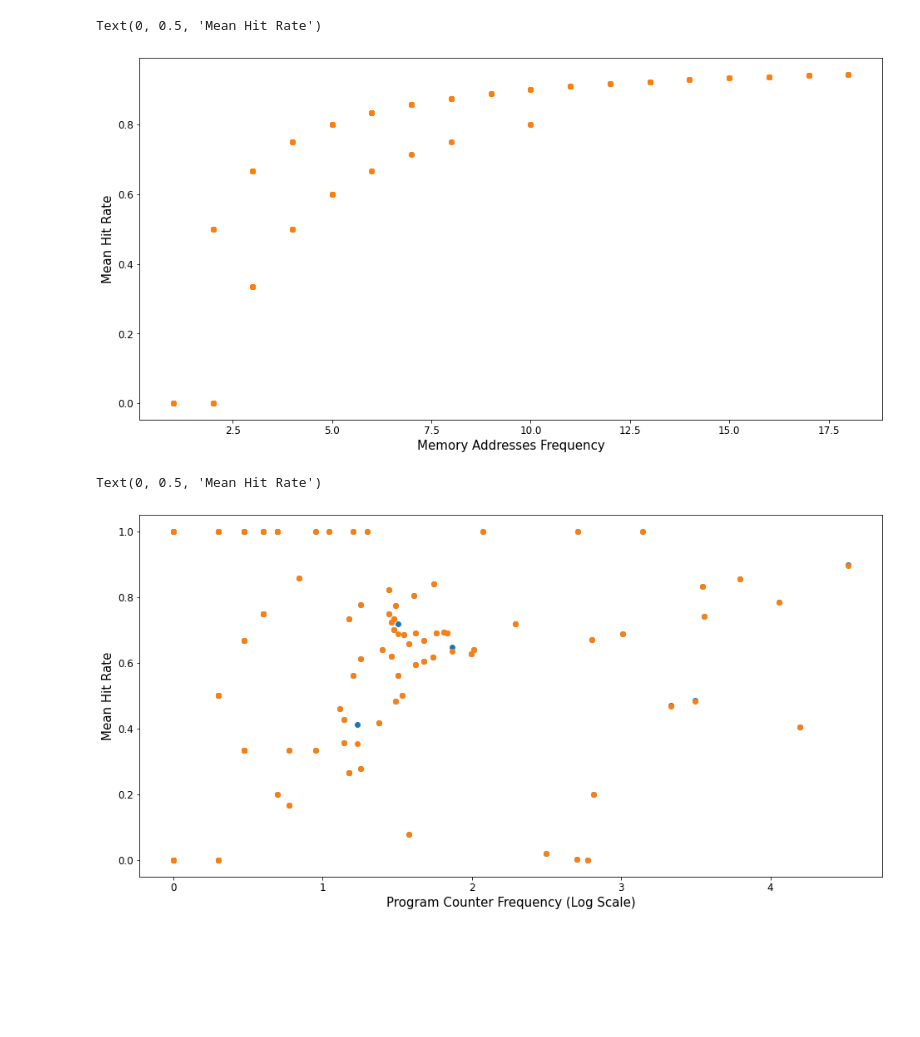
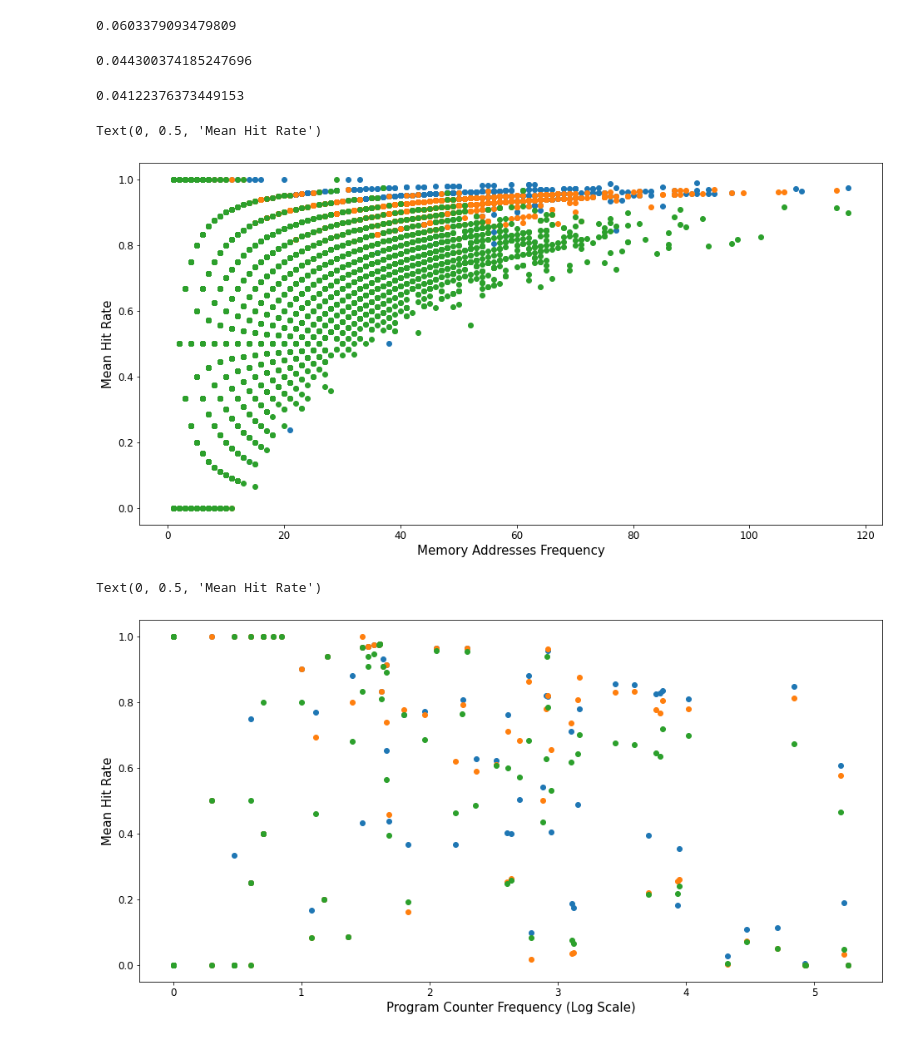
Before and after one commit to saching6/15740_Project, a Jupyter notebook: Correlation_Check.ipynb, the cells around one changed output. Drawn from its saved outputs; the diff is of its cells as text; code cells hidden in the pictures; blank space fills up the shorter version.

Commit message:
Updated Trace added random policy

```diff
--- a/Correlation_Check.ipynb
+++ b/Correlation_Check.ipynb
@@ -7,5 +7,6 @@ import numpy as np
 %matplotlib inline
 # %%
 # df2=pd.read_csv('hawkeye_trace_16_2048_2.csv')
-df_hawkeye=pd.read_csv('./traces/hawkeye_trace_16_2048.csv')
-df_lru=pd.read_csv('./traces/lru_trace_16_2048.csv')
+df_hawkeye=pd.read_csv('hawkeye_trace.csv')
+df_lru=pd.read_csv('lru_trace.csv')
+df_rand=pd.read_csv('random_trace.csv')
@@ -12,42 +47,63 @@ df_lru=pd.read_csv('./traces/lru_trace_16_2048.csv')
 # %%
 def get_hitrates(df):
-  df=df[df['Program Counter']!=0]
-  df_pc=df.groupby('Program Counter').mean()
-  df_addr=df.groupby('Physical Address').mean()
-  addr=list(df_addr.index)
-  pc=list(df_pc.index)
-  hit_pc=df_pc['Hit']
-  hit_addr=df_addr['Hit']
-  addr_counter=Counter(df['Physical Address'])
-  pc_counter=Counter(df['Program Counter'])
-  freq_addr=[]
-  freq_pc=[]
+    df=df[ ( df['Program Counter'] !=0 )
+         ]
+    df_pc=df.groupby('Program Counter').mean()
+    df_addr=df.groupby('Physical Address').mean()
 
-  for add in addr:
-    freq_addr+=[addr_counter[add]]
-  for p in pc:
-    freq_pc+=[pc_counter[p]]
+    addr=list(df_addr.index)
+    pc=list(df_pc.index)
 
-  return addr,pc,hit_addr,hit_pc,freq_addr,freq_pc
+    hit_pc=df_pc['Hit']
+    hit_addr=df_addr['Hit']
+
+    addr_counter=Counter(df['Physical Address'])
+    pc_counter=Counter(df['Program Counter'])
+
+    freq_addr=[]
+    freq_pc=[]
+
+    for add in addr:
+        freq_addr+=[addr_counter[add]]
+    for p in pc:
+        freq_pc+=[pc_counter[p]]
+
+    return addr,pc,hit_addr,hit_pc,freq_addr,freq_pc
 # %%
 _,_,hit_addr_hawkeye,hit_pc_hawkeye,freq_addr_hawkeye,freq_pc_hawkeye=get_hitrates(df_hawkeye)
 _,_,hit_addr_lru,hit_pc_lru,freq_addr_lru,freq_pc_lru=get_hitrates(df_lru)
+_,_,hit_addr_rand,hit_pc_rand,freq_addr_rand,freq_pc_rand=get_hitrates(df_rand)
+# %%
+hit_addr_hawkeye.mean()
+# %% [output]
+0.0603379093479809
+# %%
+hit_addr_lru.mean()
+# %% [output]
+0.044300374185247696
+# %%
+hit_addr_rand.mean()
+# %% [output]
+0.04122376373449153
 # %%
 plt.figure(figsize=(16,8))
 plt.scatter(freq_addr_hawkeye,hit_addr_hawkeye,c='tab:blue')
 plt.scatter(freq_addr_lru,hit_addr_lru, c='tab:orange')
+plt.scatter(freq_addr_rand,hit_addr_rand, c='tab:green')
 
 plt.xlabel('Memory Addresses Frequency',fontsize=15)
 plt.yticks(fontsize=12)
 plt.xticks(fontsize=12)
 plt.ylabel('Mean Hit Rate',fontsize=15)
 # %% [output]
 Text(0, 0.5, 'Mean Hit Rate')
-[figure, old version]
+[figure, new version]
 # %%
 plt.figure(figsize=(16,8))
 plt.scatter(np.log10(freq_pc_hawkeye),hit_pc_hawkeye)
 plt.scatter(np.log10(freq_pc_lru),hit_pc_lru)
+plt.scatter(np.log10(freq_pc_rand),hit_pc_rand)
+
 plt.xlabel('Program Counter Frequency (Log Scale)',fontsize=15)
 plt.yticks(fontsize=12)
 plt.xticks(fontsize=12)
@@ -55,4 +111,4 @@ plt.ylabel('Mean Hit Rate',fontsize=15)
 # plt.legend(['',''])
 # %% [output]
 Text(0, 0.5, 'Mean Hit Rate')
-[figure, old version]
+[figure, new version]
```
Also changed, not shown: parts of 2 cells of this notebook, 8 other files.
